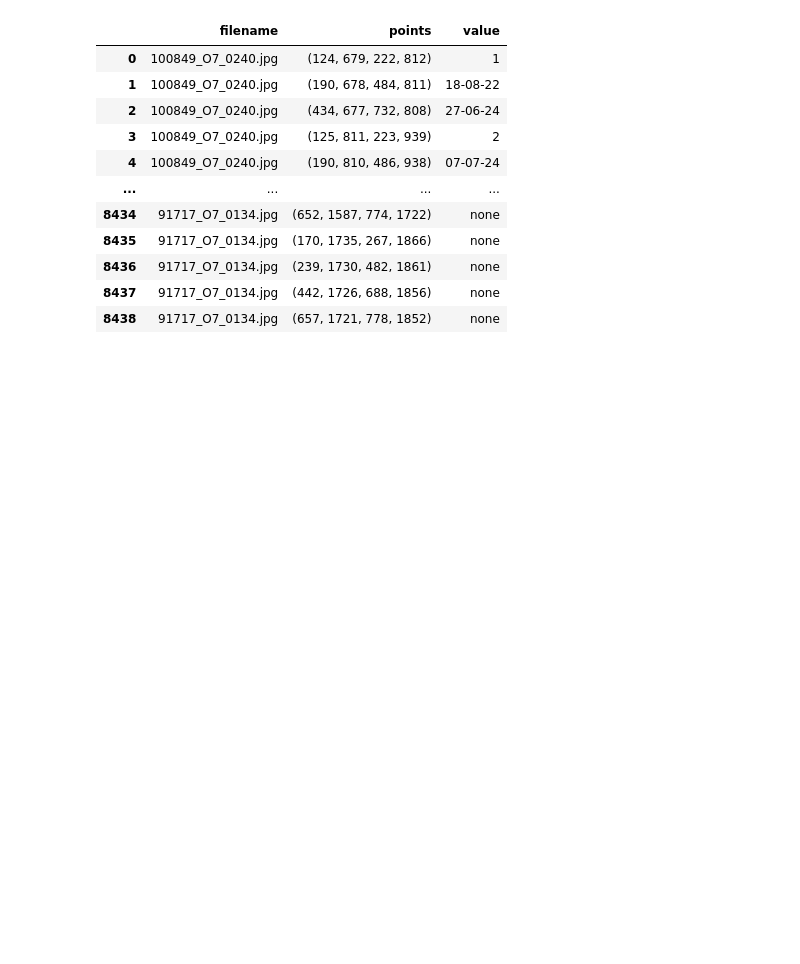
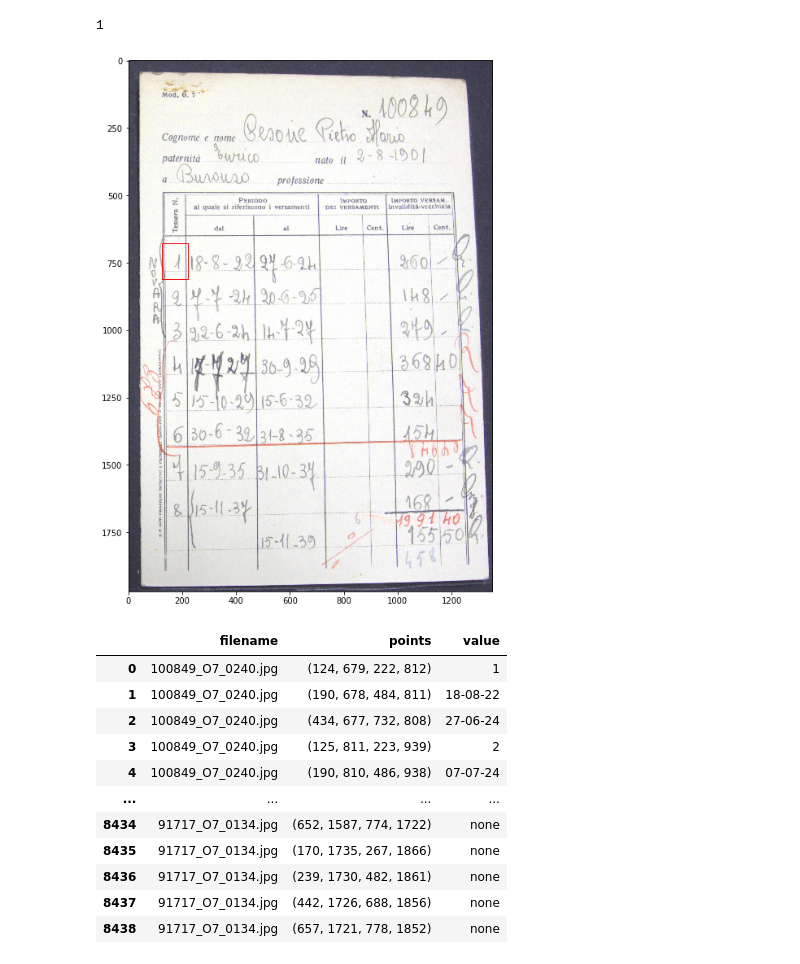
Before and after one commit to Beautifeye/Doc2Answer, a Jupyter notebook: handigit/process_annotations.ipynb, the cells around one changed output. Saved outputs shown, nothing was run; the diff lists cells and outputs as text; code cells hidden in the pictures; blank space fills up the shorter version.

```diff
--- a/handigit/process_annotations.ipynb
+++ b/handigit/process_annotations.ipynb
@@ -77,9 +77,25 @@ for ann_name in ann_paths[:]:
             ann_dict['filename'].append(ann_name.split('/')[-1])
             ann_dict['points'].append(tuple([x1,y1,x2,y2]))
             ann_dict['value'].append(cell.get('value') if poly.contains(point) else 'none')
+            break
+        break
+    break
 #     plt.figure(figsize=(20, 20))
 #     plt.imshow(img); plt.show()
 #     break
+# %%
+img_path = os.path.join(IMG_FOLDER, ann_dict['filename'][-1].split('/')[-1])
+x1, y1, x2, y2 = ann_dict['points'][-1]
+value = ann_dict['value'][-1]
+
+plt.figure(figsize=(12,12))
+img = plt.imread(img_path)
+cv2.rectangle(img, (x1, y1), (x2, y2), (255,0,0), 2)
+plt.imshow(img)
+print(value)
+# %% [output]
+1
+[figure, added]
 # %%
 df_ann = pd.DataFrame(ann_dict)
 # %%
```
Also changed, not shown: 12 other files.
